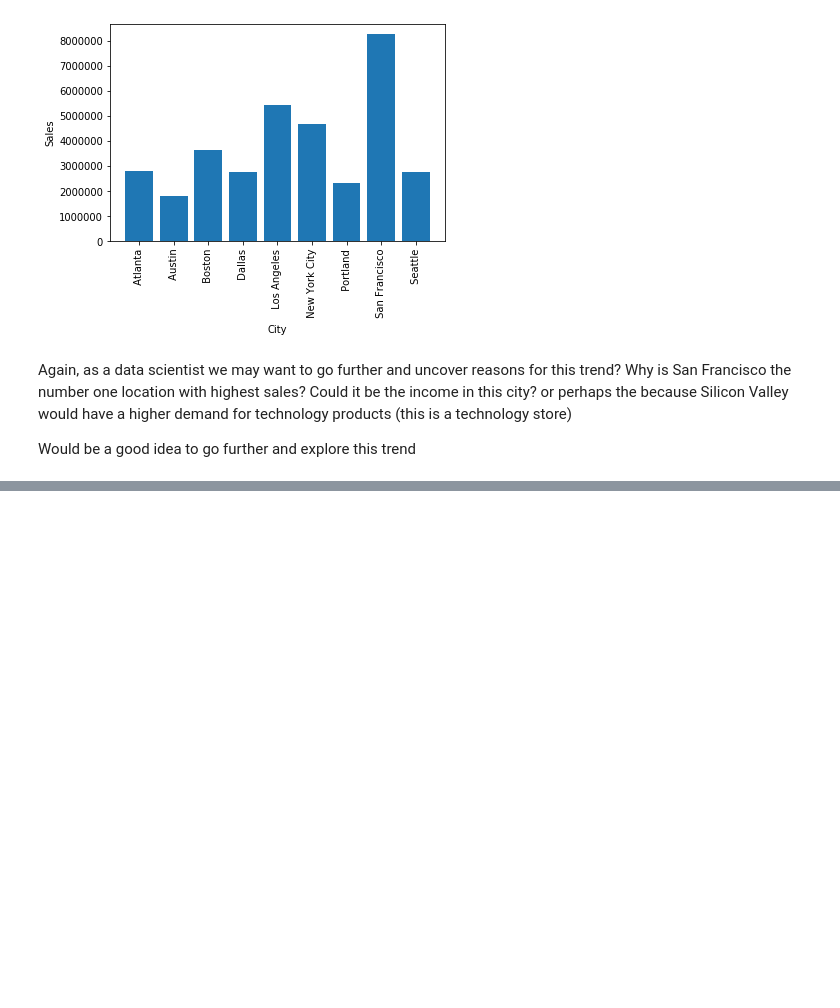
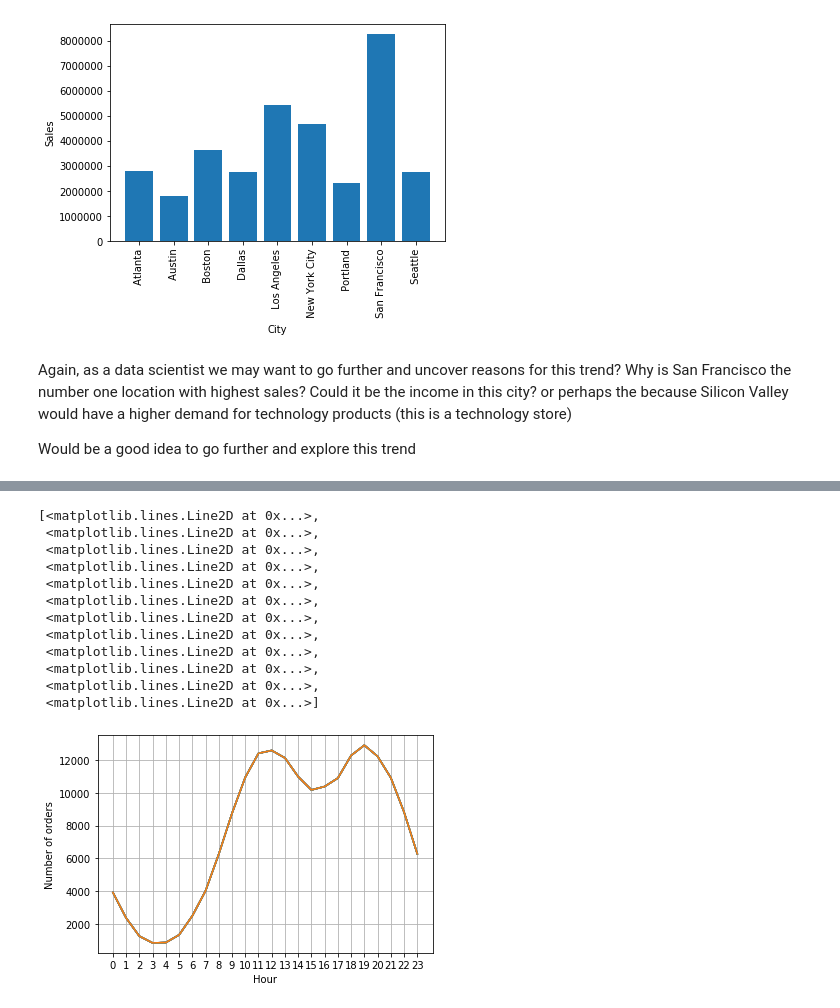
Before and after one commit to paulowe/SalesAnalytics, a Jupyter notebook: salesAnalysis.ipynb, the cells around one changed output, grey strips where cells are left out. Saved outputs shown, nothing was run; the diff lists cells and outputs as text; code cells hidden in the pictures; blank space fills up the shorter version.

```diff
--- a/salesAnalysis.ipynb
+++ b/salesAnalysis.ipynb
@@ -229,0 +243,5 @@ all_data['Order Date'] = pd.to_datetime(all_data['Order Date'])
+# %%
+all_data['Hour'] = all_data['Order Date'].dt.hour
+all_data['Minute'] = all_data['Order Date'].dt.minute
+
+all_data.head()
@@ -229,0 +255,23 @@ all_data['Order Date'] = pd.to_datetime(all_data['Order Date'])
+# %%
+hours = [hour for hour, df in all_data.groupby('Hour')]
+
+#line graph - to show the number of order occurences that happened during a particular hour of the day
+plt.ylabel('Number of orders')
+plt.xlabel('Hour')
+plt.xticks(hours) #displays all the hours
+plt.grid() # displays the grid for better pinpoinitng the time of the day
+plt.plot(hours, all_data.groupby(['Hour']).count())
+# %% [output]
+[<matplotlib.lines.Line2D at 0x...>,
+ <matplotlib.lines.Line2D at 0x...>,
+ <matplotlib.lines.Line2D at 0x...>,
+ <matplotlib.lines.Line2D at 0x...>,
+ <matplotlib.lines.Line2D at 0x...>,
+ <matplotlib.lines.Line2D at 0x...>,
+ <matplotlib.lines.Line2D at 0x...>,
+ <matplotlib.lines.Line2D at 0x...>,
+ <matplotlib.lines.Line2D at 0x...>,
+ <matplotlib.lines.Line2D at 0x...>,
+ <matplotlib.lines.Line2D at 0x...>,
+ <matplotlib.lines.Line2D at 0x...>]
+[figure, added]
```
Also changed, not shown: parts of 11 cells of this notebook.
